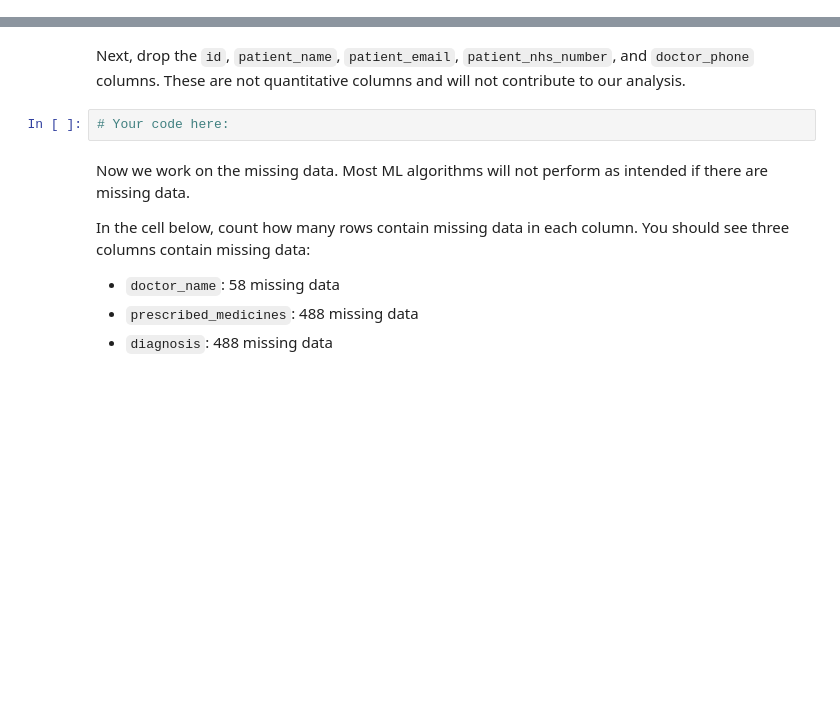
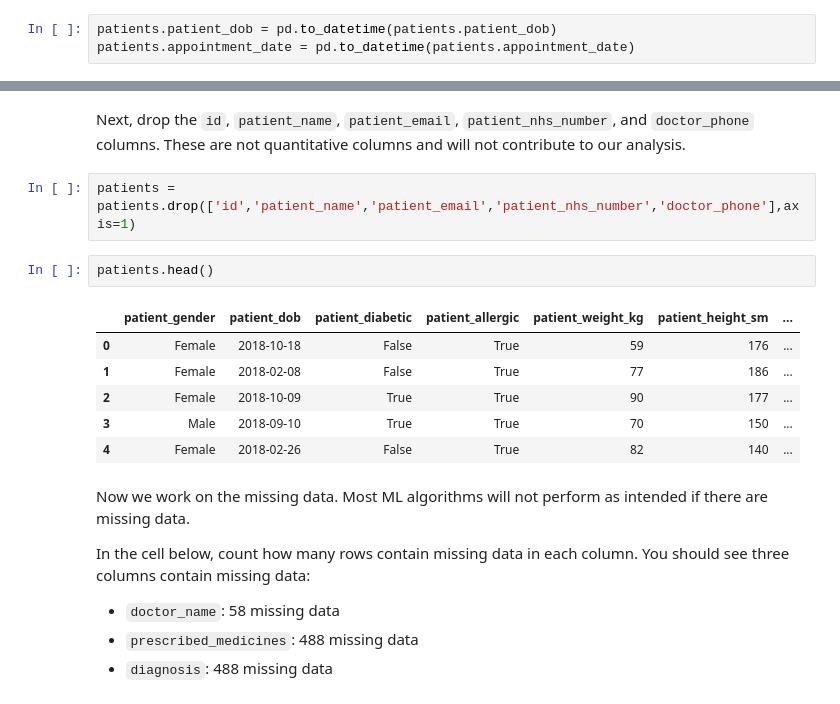
Before and after one commit to marisfont/madrid-oct-2018, a Jupyter notebook: module-3/lab-sklearn-and-unsupervised-learning/your-code/main.ipynb, the cells around one changed output, grey strips where cells are left out. Cells and saved outputs as stored; diff of their text form; blank space fills up the shorter version.

```diff
--- a/module-3/lab-sklearn-and-unsupervised-learning/your-code/main.ipynb
+++ b/module-3/lab-sklearn-and-unsupervised-learning/your-code/main.ipynb
@@ -190,0 +218,3 @@ First, transform the `patient_dob` and `appointment_date` columns to datetime us
+# %%
+patients.patient_dob = pd.to_datetime(patients.patient_dob)
+patients.appointment_date = pd.to_datetime(patients.appointment_date)
@@ -191,7 +242,16 @@ First, transform the `patient_dob` and `appointment_date` columns to datetime us
 # %% [markdown]
 Next, drop the `id`, `patient_name`, `patient_email`, `patient_nhs_number`, and `doctor_phone` columns. These are not quantitative columns and will not contribute to our analysis.
-# %%
-# Your code here:
+# %%
+patients = patients.drop(['id','patient_name','patient_email','patient_nhs_number','doctor_phone'],axis=1)
+# %%
+patients.head()
+# %% [output]
+|  | patient_gender | patient_dob | patient_diabetic | patient_allergic | patient_weight_kg | patient_height_sm | ... |
+| 0 | Female | 2018-10-18 | False | True | 59 | 176 | ... |
+| 1 | Female | 2018-02-08 | False | True | 77 | 186 | ... |
+| 2 | Female | 2018-10-09 | True | True | 90 | 177 | ... |
+| 3 | Male | 2018-09-10 | True | True | 70 | 150 | ... |
+| 4 | Female | 2018-02-26 | False | True | 82 | 140 | ... |
 # %% [markdown]
 Now we work on the missing data. Most ML algorithms will not perform as intended if there are missing data.
 
```
Also changed, not shown: parts of 50 cells of this notebook.
